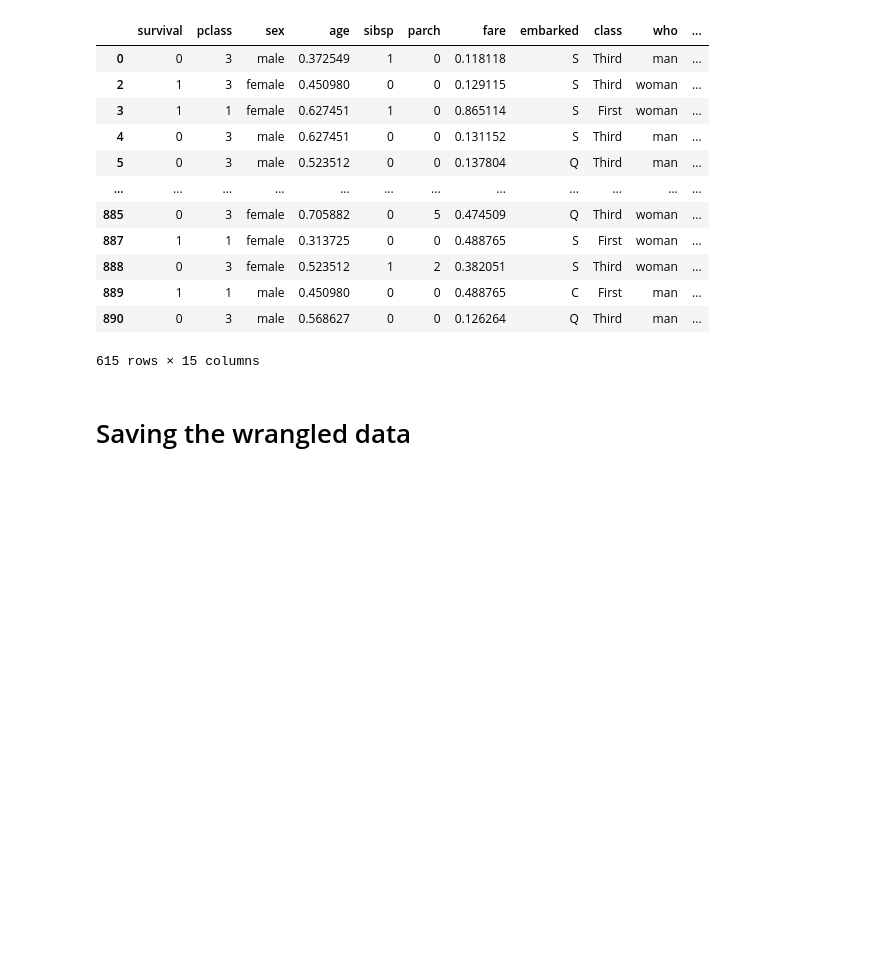
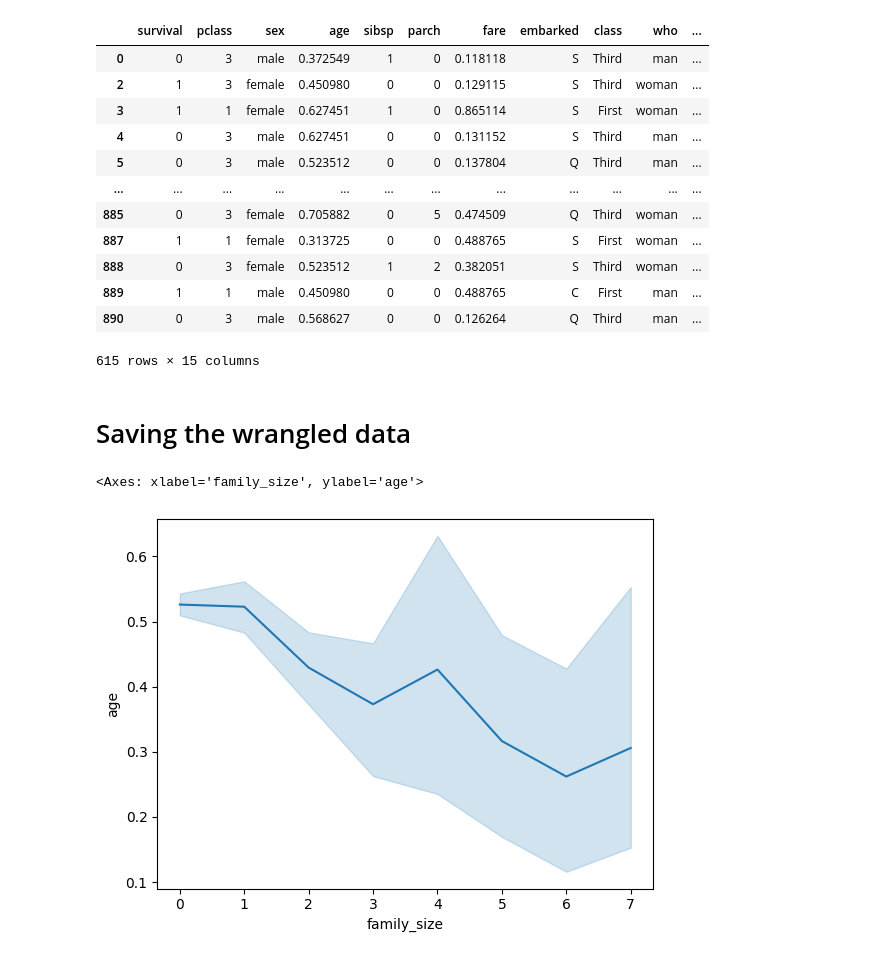
Before and after one commit to babarkhan786/Python-practice-2026, a Jupyter notebook: day_15 EDA-Data-Wrangling/data-wrangling.ipynb, the cells around one changed output. Saved outputs shown, nothing was run; the diff lists cells and outputs as text; code cells hidden in the pictures; blank space fills up the shorter version.

```diff
--- a/day_15 EDA-Data-Wrangling/data-wrangling.ipynb
+++ b/day_15 EDA-Data-Wrangling/data-wrangling.ipynb
@@ -703,3 +703,8 @@ df
 # %%
 # saving the wrangled cleaned, transformed, organised data
 df.to_csv('preprocessed_data.csv')
+# %%
+sns.lineplot(data=df, x='family_size', y='age')
+# %% [output]
+<Axes: xlabel='family_size', ylabel='age'>
+[figure, added]
```
Also changed, not shown: 2 other files.
